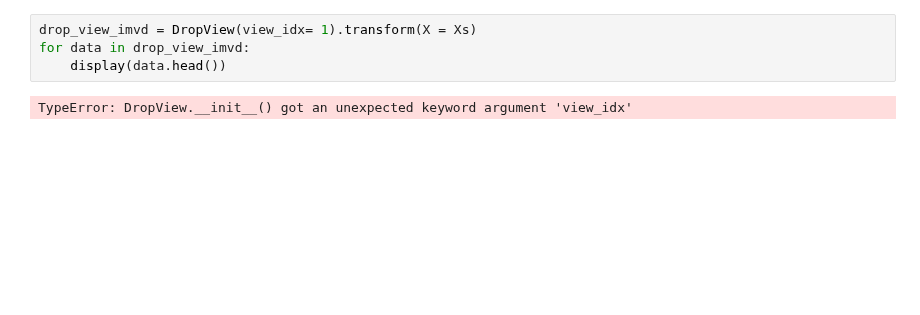
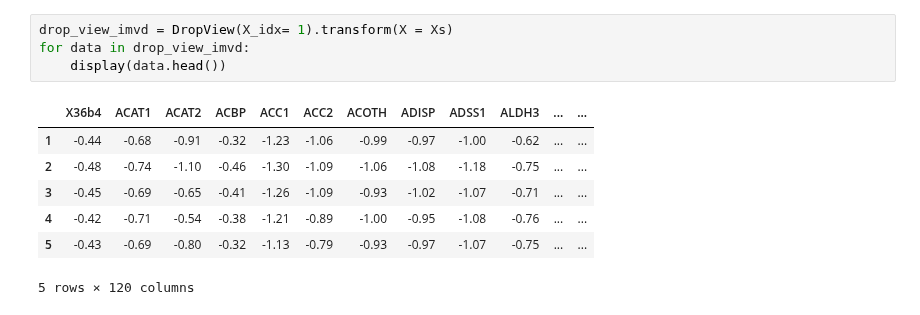
Before and after one commit to RafRomB/imml, a Jupyter notebook: examples/basic_tutorial.ipynb, the cells around one changed output. Cells and saved outputs as stored; diff of their text form; blank space fills up the shorter version.

```diff
--- a/examples/basic_tutorial.ipynb
+++ b/examples/basic_tutorial.ipynb
@@ -76,8 +76,14 @@ FillMissingViews(value= 'mean').fit(Xs).features_view_mean_list_
  dtype: float64]
 # %%
-drop_view_imvd = DropView(view_idx= 1).transform(X = Xs)
+drop_view_imvd = DropView(X_idx= 1).transform(X = Xs)
 for data in drop_view_imvd:
     display(data.head())
 # %% [output]
+|  | X36b4 | ACAT1 | ACAT2 | ACBP | ACC1 | ACC2 | ACOTH | ADISP | ADSS1 | ALDH3 | ... | ... |
+| 1 | -0.44 | -0.68 | -0.91 | -0.32 | -1.23 | -1.06 | -0.99 | -0.97 | -1.00 | -0.62 | ... | ... |
+| 2 | -0.48 | -0.74 | -1.10 | -0.46 | -1.30 | -1.09 | -1.06 | -1.08 | -1.18 | -0.75 | ... | ... |
+| 3 | -0.45 | -0.69 | -0.65 | -0.41 | -1.26 | -1.09 | -0.93 | -1.02 | -1.07 | -0.71 | ... | ... |
+| 4 | -0.42 | -0.71 | -0.54 | -0.38 | -1.21 | -0.89 | -1.00 | -0.95 | -1.08 | -0.76 | ... | ... |
+| 5 | -0.43 | -0.69 | -0.80 | -0.32 | -1.13 | -0.79 | -0.93 | -0.97 | -1.07 | -0.75 | ... | ... |
-TypeError: DropView.__init__() got an unexpected keyword argument 'view_idx'
+5 rows × 120 columns
 # %%
```
Also changed, not shown: parts of 8 cells of this notebook, 32 other files.
